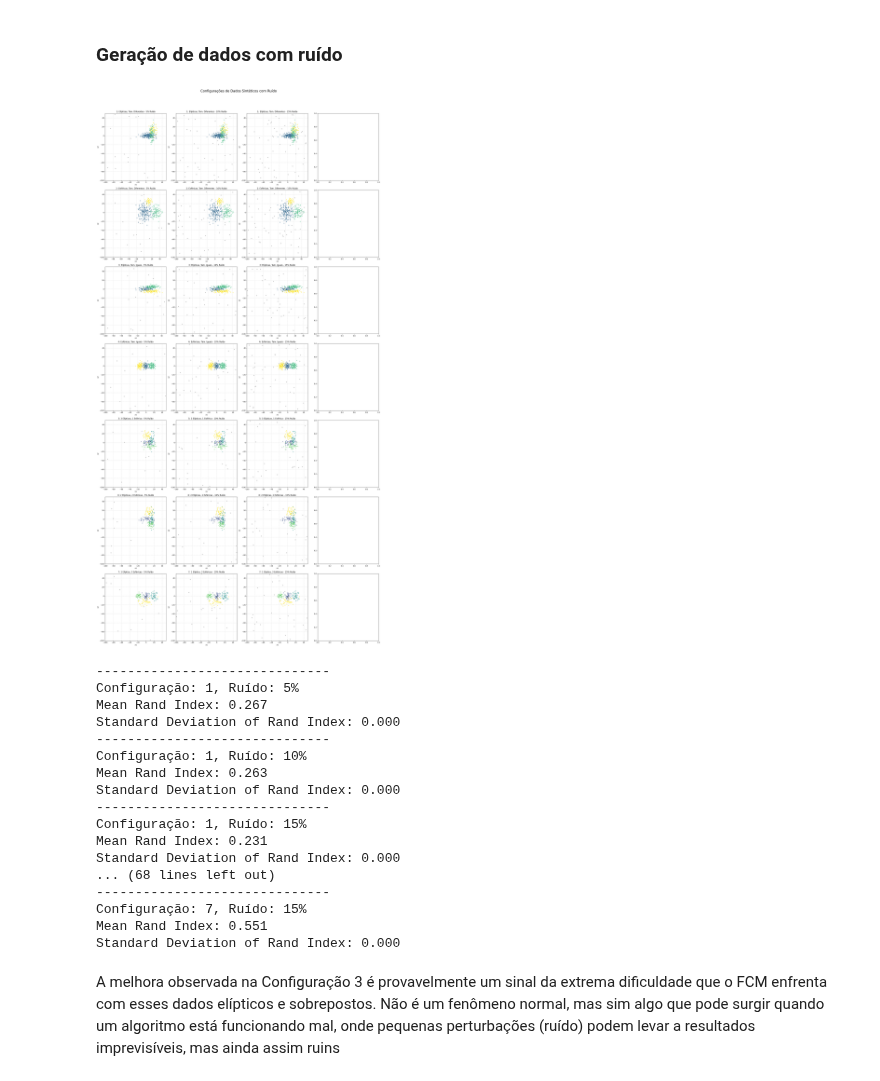
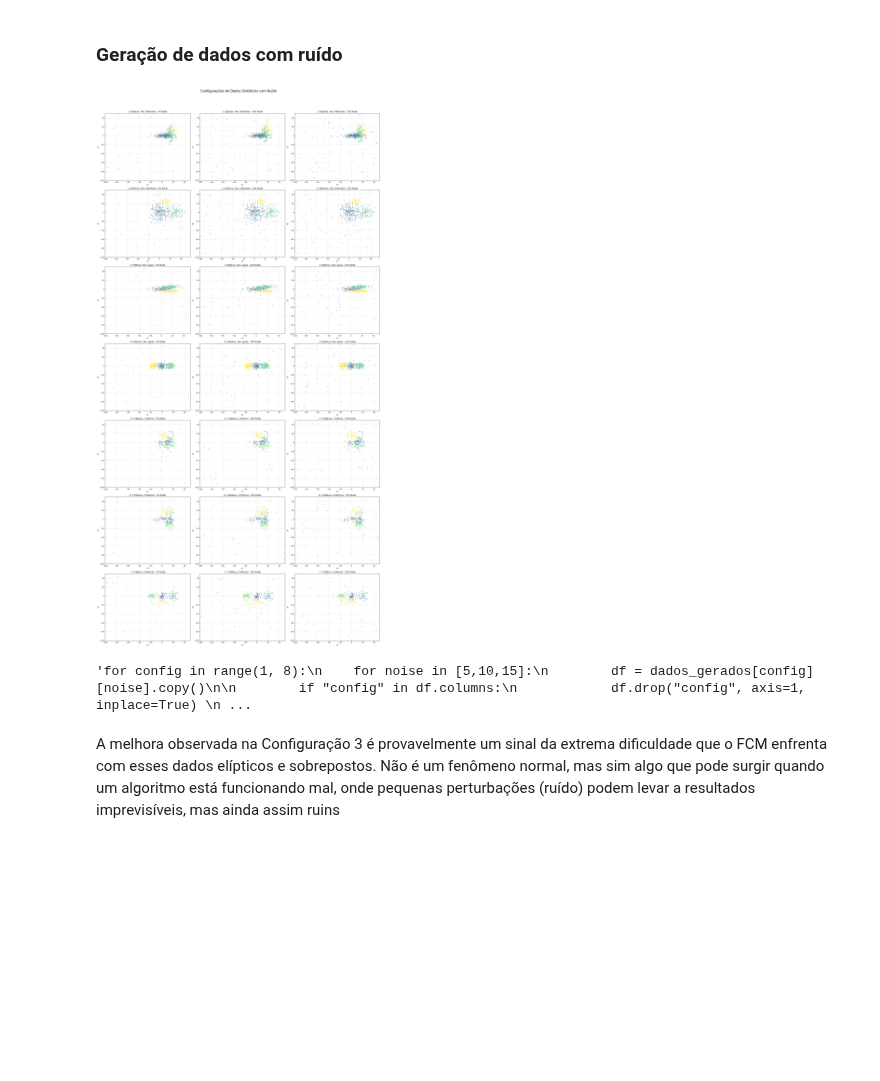
Before and after one commit to thomazcabral/Fuzzy_Clustering, a Jupyter notebook: fcm/fcm_sd2_ira.ipynb, the cells around one changed output. Drawn from its saved outputs; the diff is of its cells as text; code cells hidden in the pictures; blank space fills up the shorter version.

```diff
--- a/fcm/fcm_sd2_ira.ipynb
+++ b/fcm/fcm_sd2_ira.ipynb
@@ -105,7 +105,7 @@ porcentagens_ruido = [0.05, 0.10, 0.15]
 ruido_min, ruido_max = -100, 50
 dados_gerados = {}
 
-fig, axes = plt.subplots(7, 4, figsize=(24, 48))
+fig, axes = plt.subplots(7, 3, figsize=(24, 48))
 fig.suptitle('Configurações de Dados Sintéticos com Ruído', fontsize=20, y=1.005)
 
 for i, params in enumerate(config_params):
@@ -136,53 +136,37 @@ for i, params in enumerate(config_params):
         ax.set_xlim(min(ruido_min, x_min_data), max(ruido_max, x_max_data))
         ax.set_ylim(min(ruido_min, y_min_data), max(ruido_max, y_max_data))
         ax.set_title(f"{params['desc']} - {p_ruido_int}% Ruído")
         ax.set_xlabel("x1")
         ax.set_ylabel("x2")
         ax.grid(True, linestyle='--', alpha=0.5)
 
 plt.tight_layout(rect=[0, 0.03, 1, 0.98])
 plt.show()
 
-for config in range(1, 8):
+'''for config in range(1, 8):
     for noise in [5,10,15]:
         df = dados_gerados[config][noise].copy()
 
         if "config" in df.columns:
             df.drop("config", axis=1, inplace=True)
 
         labels = df["class"].values
         num_clusters = len(df[df['class'] != 0]['class'].unique())
 
         if "class" in df.columns:
             df.drop("class", axis=1, inplace=True)
 
         dados = df.to_numpy()
         num_trials = 100
 
         media_indice_rand, dp_indice_rand = simulacao_monte_carlo(dados, labels, num_clusters, num_trials)
         print("-" * 30)
         print(f"Configuração: {config}, Ruído: {noise}%")
         print(f"Mean Rand Index: {media_indice_rand:.3f}")
-        print(f"Standard Deviation of Rand Index: {dp_indice_rand:.3f}")
+        print(f"Standard Deviation of Rand Index: {dp_indice_rand:.3f}")'''
 # %% [output]
-[figure, old version]
+[figure, new version]
-------------------------------
-Configuração: 1, Ruído: 5%
-Mean Rand Index: 0.267
-Standard Deviation of Rand Index: 0.000
-------------------------------
-Configuração: 1, Ruído: 10%
-Mean Rand Index: 0.263
-Standard Deviation of Rand Index: 0.000
-------------------------------
-Configuração: 1, Ruído: 15%
-Mean Rand Index: 0.231
-Standard Deviation of Rand Index: 0.000
-... (68 lines left out)
-------------------------------
-Configuração: 7, Ruído: 15%
-Mean Rand Index: 0.551
-Standard Deviation of Rand Index: 0.000
+'for config in range(1, 8):\n    for noise in [5,10,15]:\n        df = dados_gerados[config][noise].copy()\n\n        if "config" in df.columns:\n            df.drop("config", axis=1, inplace=True) \n ...
 # %% [markdown]
 A melhora observada na Configuração 3 é provavelmente um sinal da extrema dificuldade que o FCM enfrenta com esses dados elípticos e sobrepostos. Não é um fenômeno normal, mas sim algo que pode surgir quando um algoritmo está funcionando mal, onde pequenas perturbações (ruído) podem levar a resultados imprevisíveis, mas ainda assim ruins
 # %%
```
Also changed, not shown: parts of 4 cells of this notebook.
